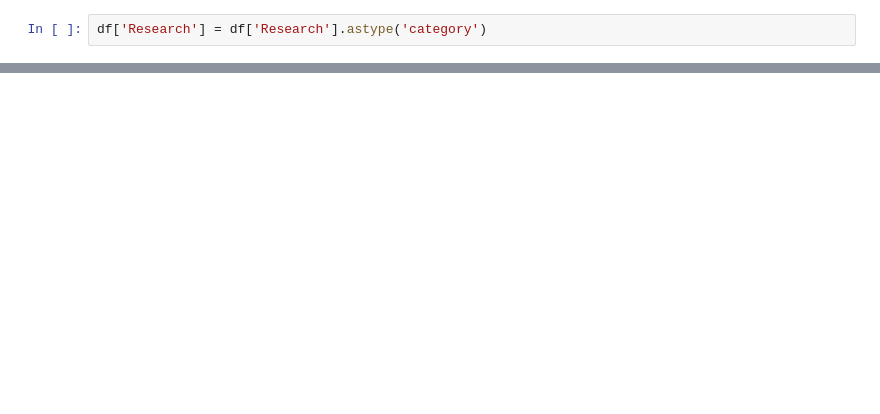
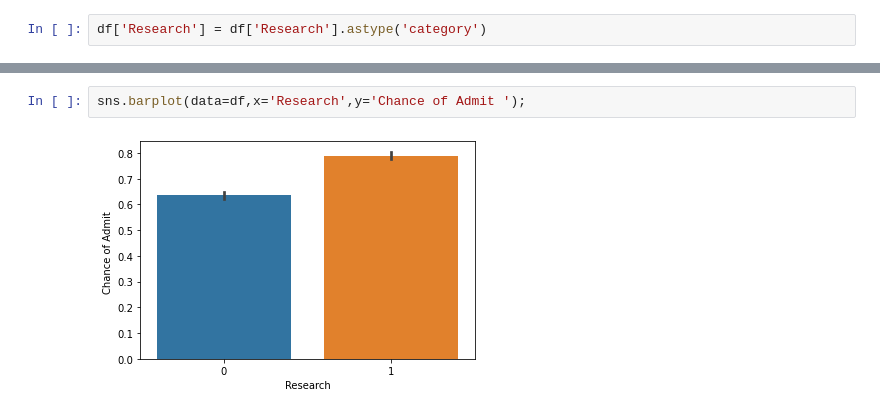
Before and after one commit to isoori/Graduate-Admission, a Jupyter notebook: Untitled.ipynb, the cells around one changed output, grey strips where cells are left out. Drawn from its saved outputs; the diff is of its cells as text; blank space fills up the shorter version.

```diff
--- a/Untitled.ipynb
+++ b/Untitled.ipynb
@@ -51,0 +94,4 @@ sns.pa
+# %%
+sns.barplot(data=df,x='Research',y='Chance of Admit ');
+# %% [output]
+[figure, added]
```
Also changed, not shown: parts of 13 cells of this notebook.
